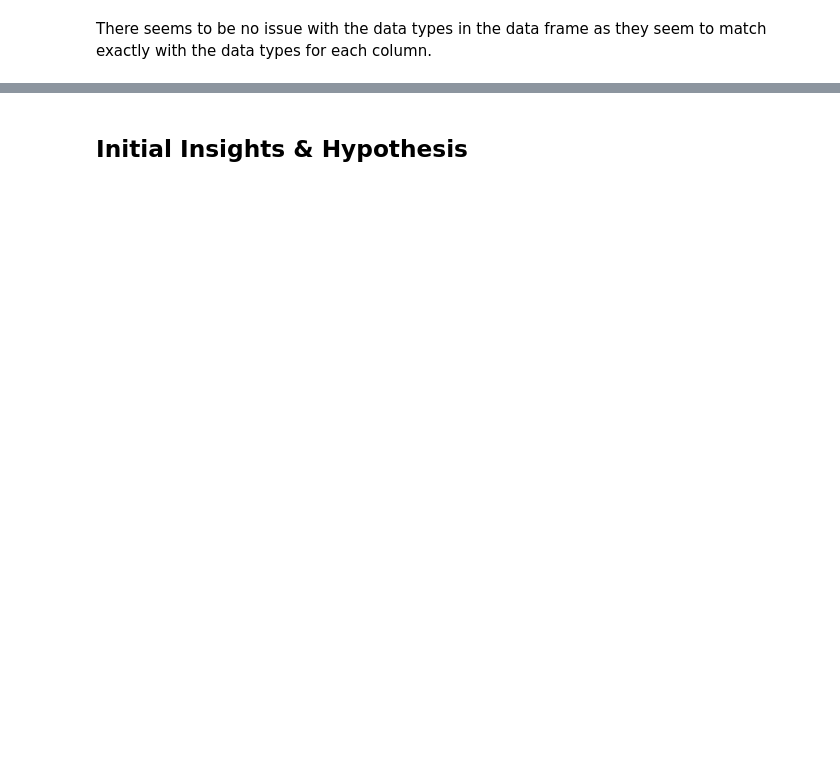
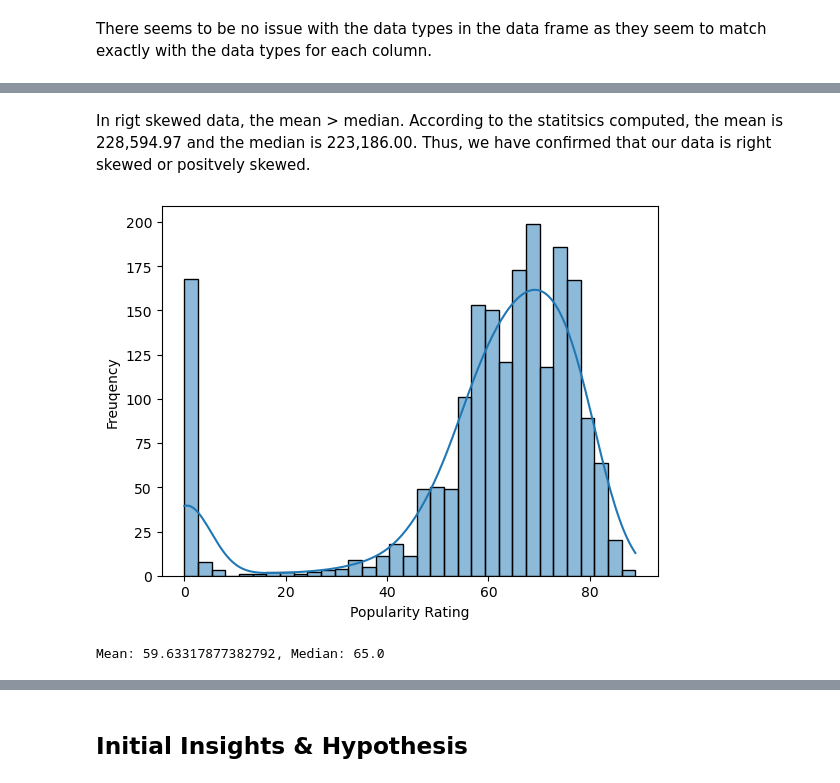
Before and after one commit to antoniasunseri/Spotify-Analysis, a Jupyter notebook: Spotify_Analysis_Sunseri_Kumarapeli.ipynb, the cells around one changed output, grey strips where cells are left out. Drawn from its saved outputs; the diff is of its cells as text; code cells hidden in the pictures; blank space fills up the shorter version.

```diff
--- a/Spotify_Analysis_Sunseri_Kumarapeli.ipynb
+++ b/Spotify_Analysis_Sunseri_Kumarapeli.ipynb
@@ -87,0 +161,15 @@ There seems to be no issue with the data types in the data frame as they seem to
+# %% [markdown]
+In rigt skewed data, the mean > median. According to the statitsics computed, the mean is 228,594.97 and the median is 223,186.00. Thus, we have confirmed that our data is right skewed or positvely skewed.
+# %%
+sns.histplot(data = dataframe_filtered, x = 'popularity', kde = True)
+plt.xlabel('Popularity Rating')
+plt.ylabel('Freuqency')
+plt.show()
+# %% [output]
+[figure, added]
+# %%
+mean = dataframe_filtered['popularity'].mean()
+median = dataframe_filtered['popularity'].median()
+print(f"Mean: {mean}, Median: {median}")
+# %% [output]
+Mean: 59.63317877382792, Median: 65.0
```
Also changed, not shown: parts of 40 cells of this notebook.
